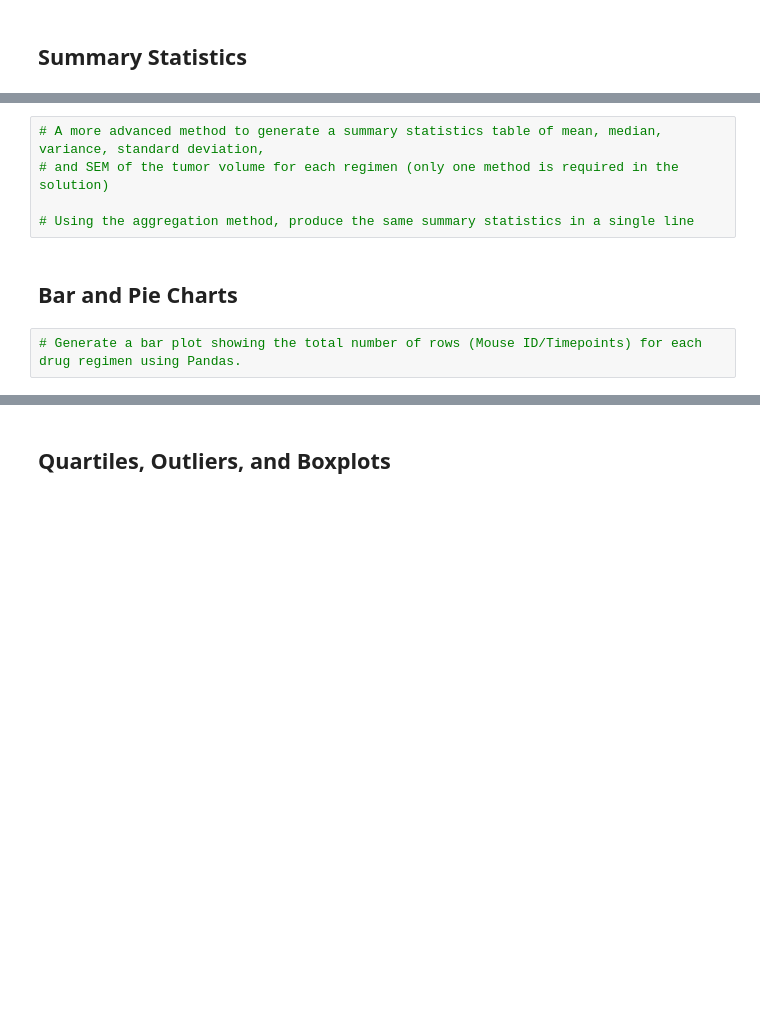
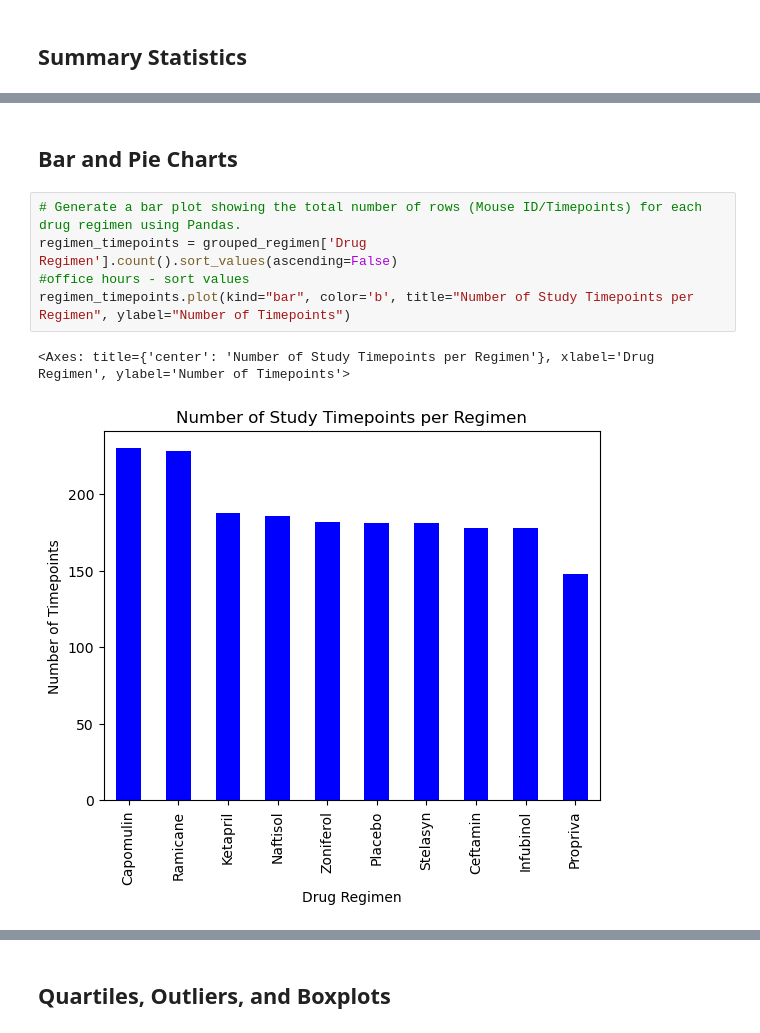
Before and after one commit to mwiley608/module-5-challenge, a Jupyter notebook: Pymaceuticals/pymaceuticals_main.ipynb, the cells around one changed output, grey strips where cells are left out. Drawn from its saved outputs; the diff is of its cells as text; blank space fills up the shorter version.

```diff
--- a/Pymaceuticals/pymaceuticals_main.ipynb
+++ b/Pymaceuticals/pymaceuticals_main.ipynb
@@ -118,11 +98,12 @@ Zoniferol             53.236507  51.818479  48.533355  6.966589  0.516398
-# %%
-# A more advanced method to generate a summary statistics table of mean, median, variance, standard deviation,
-# and SEM of the tumor volume for each regimen (only one method is required in the solution)
-
-# Using the aggregation method, produce the same summary statistics in a single line
 # %% [markdown]
 ## Bar and Pie Charts
-# %%
-# Generate a bar plot showing the total number of rows (Mouse ID/Timepoints) for each drug regimen using Pandas.
+# %%
+# Generate a bar plot showing the total number of rows (Mouse ID/Timepoints) for each drug regimen using Pandas.
+regimen_timepoints = grouped_regimen['Drug Regimen'].count().sort_values(ascending=False)
+#office hours - sort values
+regimen_timepoints.plot(kind="bar", color='b', title="Number of Study Timepoints per Regimen", ylabel="Number of Timepoints")
+# %% [output]
+<Axes: title={'center': 'Number of Study Timepoints per Regimen'}, xlabel='Drug Regimen', ylabel='Number of Timepoints'>
+[figure, added]
 # %%
 # Generate a bar plot showing the total number of rows (Mouse ID/Timepoints) for each drug regimen using pyplot.
```
Also changed, not shown: parts of 20 cells of this notebook, 8 other files.
